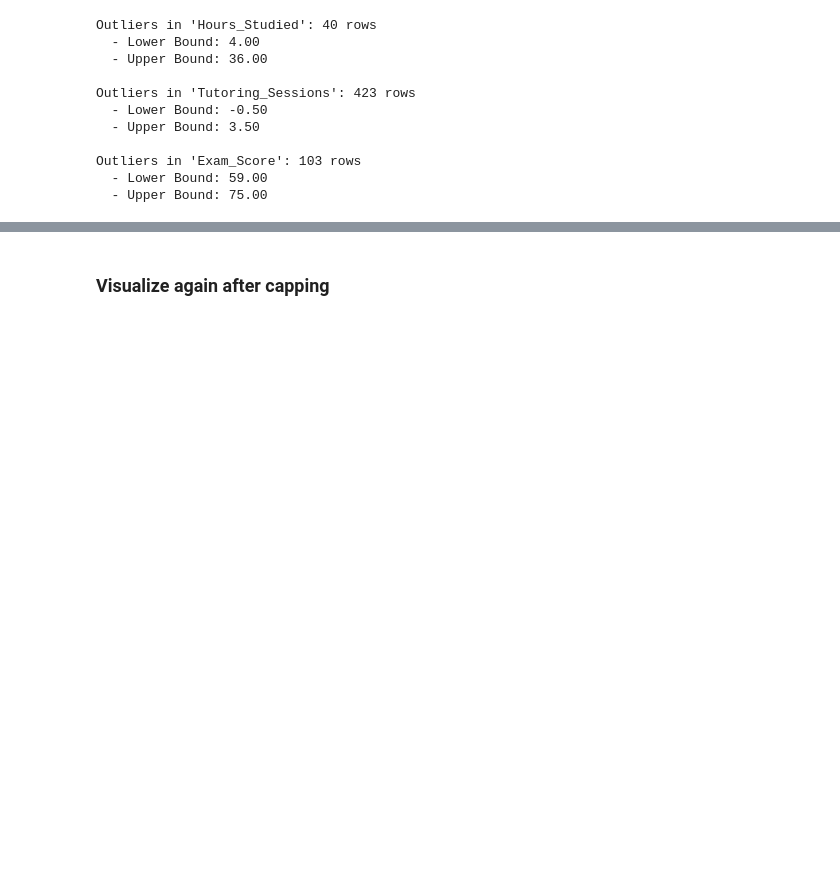
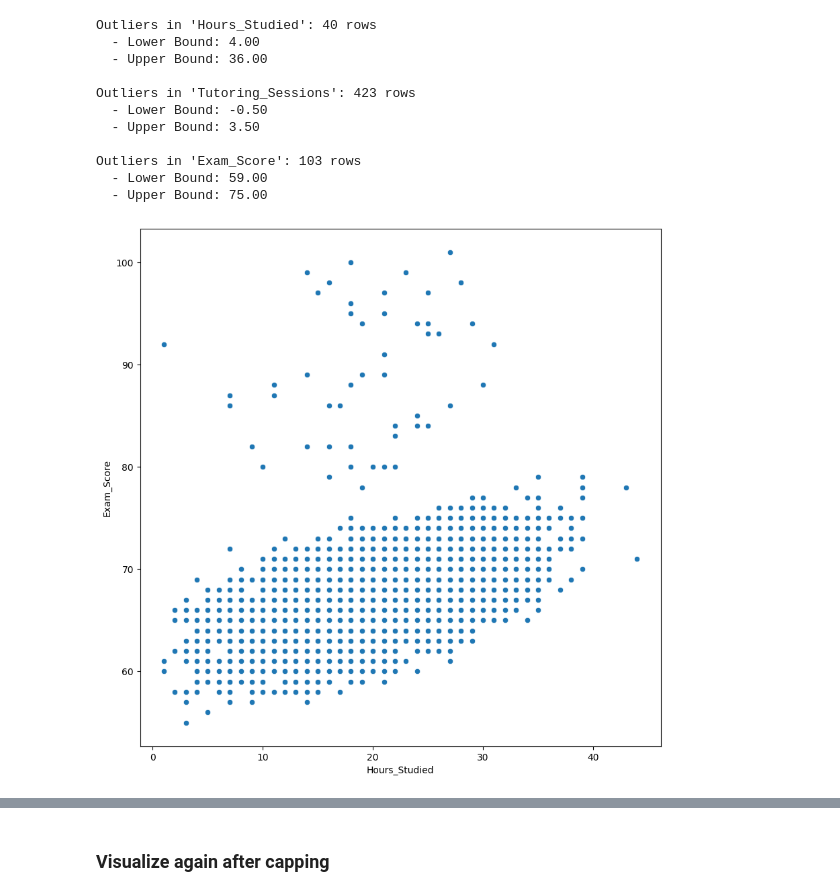
Before and after one commit to georgeemiL787/Elevvo_Internship, a Jupyter notebook: Task 1/Task_1.ipynb, the cells around one changed output, grey strips where cells are left out. Saved outputs shown, nothing was run; the diff lists cells and outputs as text; code cells hidden in the pictures; blank space fills up the shorter version.

```diff
--- a/Task 1/Task_1.ipynb
+++ b/Task 1/Task_1.ipynb
@@ -173,6 +190,12 @@ Outliers in 'Tutoring_Sessions': 423 rows
 Outliers in 'Exam_Score': 103 rows
   - Lower Bound: 59.00
   - Upper Bound: 75.00
+# %%
+plt.figure(figsize=(10,10))
+sns.scatterplot(x='Hours_Studied', y='Exam_Score', data=students_db, )
+plt.show()
+# %% [output]
+[figure, added]
 # %%
 for col in continuous_cols:
     plt.figure(figsize=(6, 1.5))
```
Also changed, not shown: parts of 45 cells of this notebook, 3 other files.
